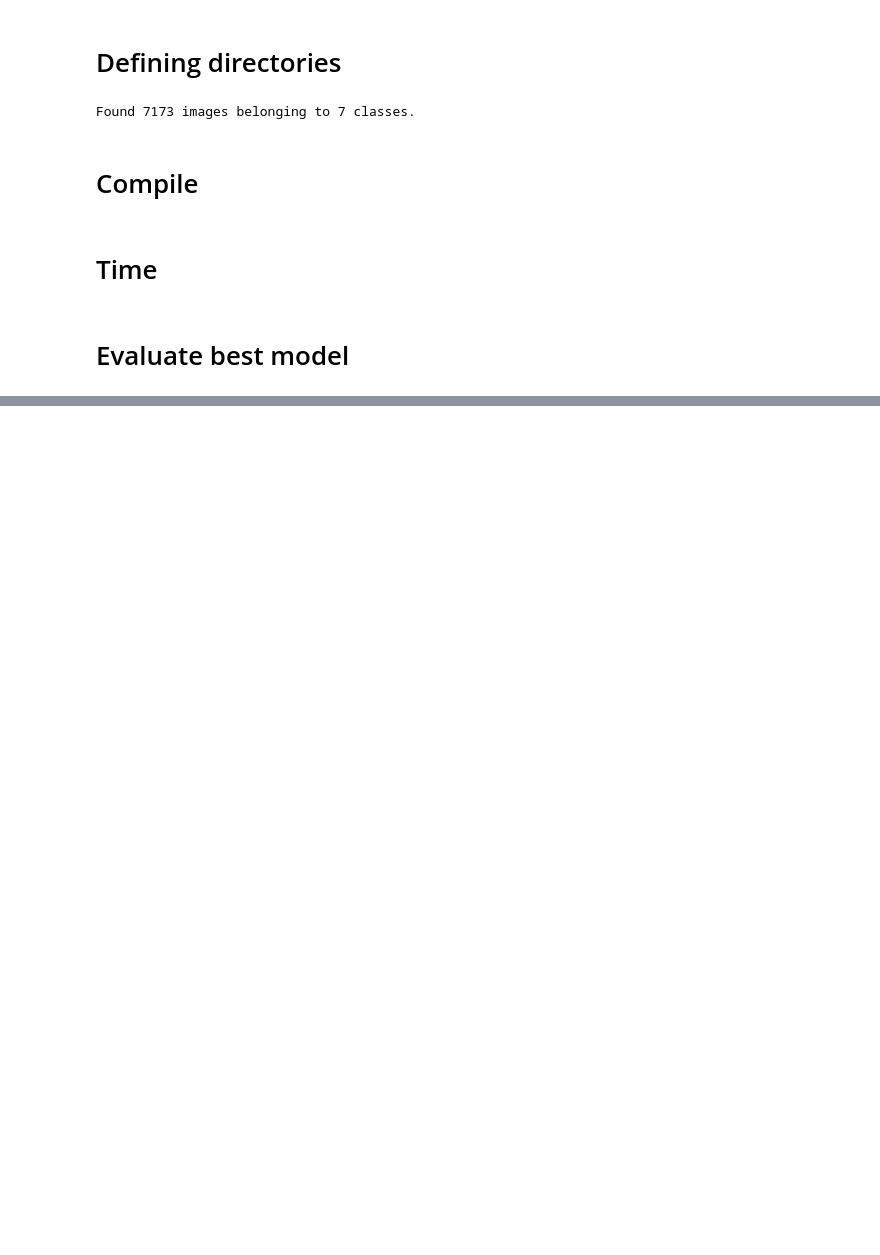
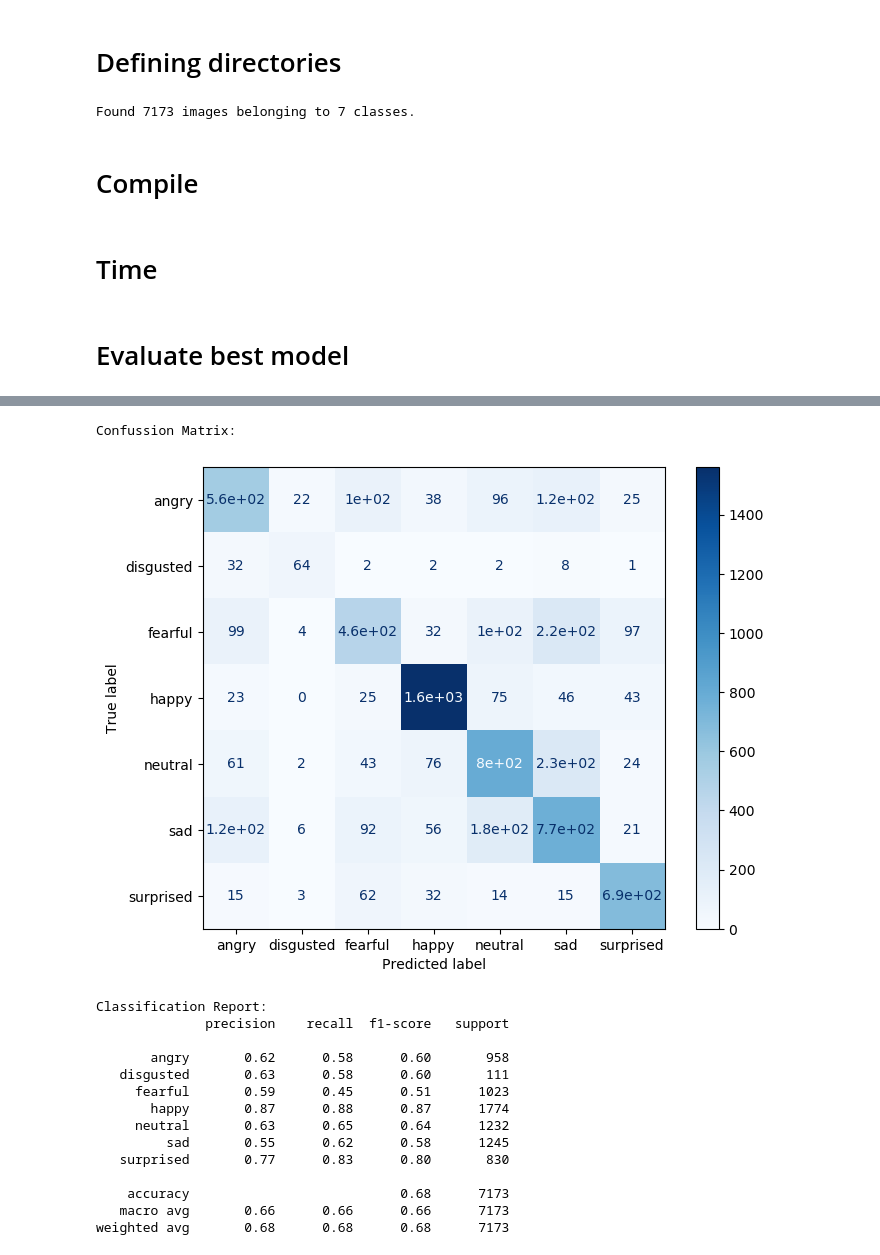
Before and after one commit to trucomanx/cnn_face_emotion, a Jupyter notebook: testing_holdout.ipynb, the cells around one changed output, grey strips where cells are left out. Cells and saved outputs as stored; diff of their text form; code cells hidden in the pictures; blank space fills up the shorter version.

Commit message:
Agregando confusion matrix en testing_holdout

```diff
--- a/testing_holdout.ipynb
+++ b/testing_holdout.ipynb
@@ -84,7 +84,7 @@ for n in range(len(sys.argv)):
         times=int(sys.argv[n+1]);
 
 
-best_model_file=os.path.join(path_of_best_model_file,'modelo_'+model_type+'.h5');
+best_model_file=os.path.join(path_of_best_model_file,'model_'+model_type+'.h5');
 
 print('model_type:',model_type)
 print('times:',times)
@@ -145,7 +145,7 @@ _________________________________________________________________
 test_data_generator  = idg_test.flow_from_directory(dataset_base_dir,
                                                     target_size=target_size,
                                                     batch_size=BATCH_SIZE,
-                                                    shuffle=True
+                                                    shuffle=False
                                                     );
 # %% [output]
 Found 7173 images belonging to 7 classes.
@@ -191,0 +198,16 @@ L: 7173
+# %%
+np.set_printoptions(threshold=np.inf)
+
+
+Y_pred = model.predict(test_data_generator,verbose=1);
+y_pred = np.argmax(Y_pred, axis=1)
+
+Nelt=20;
+
+print('\n')
+print('  test_data_generator.classes[0:Nelt]:\n',test_data_generator.classes[0:Nelt])
+#print('    type(test_data_generator.classes):\n',type(test_data_generator.classes))
+#print('np.shape(test_data_generator.classes):\n',np.shape(test_data_generator.classes))
+print('y_pred[0:Nelt,:]:\n',y_pred[0:Nelt])
+#print('    type(y_pred):\n',type(y_pred))
+#print('np.shape(y_pred):\n',np.shape(y_pred))
@@ -191,0 +222,52 @@ L: 7173
+# %%
+from sklearn.metrics import classification_report,confusion_matrix
+from sklearn.metrics import ConfusionMatrixDisplay
+import matplotlib.pyplot as plt
+
+target_names = ['angry','disgusted','fearful','happy','neutral','sad','surprised'];
+
+
+# Confusion matrix
+print('\nConfussion Matrix:')
+fname=os.path.join(output_dir,"confusion_matrix.png")
+CM=confusion_matrix(test_data_generator.classes, y_pred);
+fig, ax = plt.subplots(figsize=(8,6), dpi=100)
+disp = ConfusionMatrixDisplay(confusion_matrix=CM, display_labels=target_names)
+disp.plot(ax=ax,cmap=plt.cm.Blues)
+plt.savefig(fname)
+plt.show()
+fname=os.path.join(output_dir,"confusion_matrix.txt")
+np.savetxt(fname, CM, fmt='%8.6e')
+fname=os.path.join(output_dir,"confusion_matrix.label.txt")
+file = open(fname,'w')
+for item in target_names:
+    file.write(item+"\n")
+file.close()
+
+
+
+# Classification report
+print('\nClassification Report:')
+fname=os.path.join(output_dir,"classification_report.txt")
+str_dat=classification_report(test_data_generator.classes, y_pred, target_names=target_names);
+print(str_dat)
+with open(fname, 'w') as f:
+    f.write('%s\n' % str_dat);
+    f.close()
+# %% [output]
+Confussion Matrix:
+[figure, added]
+Classification Report:
+              precision    recall  f1-score   support
+
+       angry       0.62      0.58      0.60       958
+   disgusted       0.63      0.58      0.60       111
+     fearful       0.59      0.45      0.51      1023
+       happy       0.87      0.88      0.87      1774
+     neutral       0.63      0.65      0.64      1232
+         sad       0.55      0.62      0.58      1245
+   surprised       0.77      0.83      0.80       830
+
+    accuracy                           0.68      7173
+   macro avg       0.66      0.66      0.66      7173
+weighted avg       0.68      0.68      0.68      7173
```
Also changed, not shown: parts of 6 cells of this notebook.
